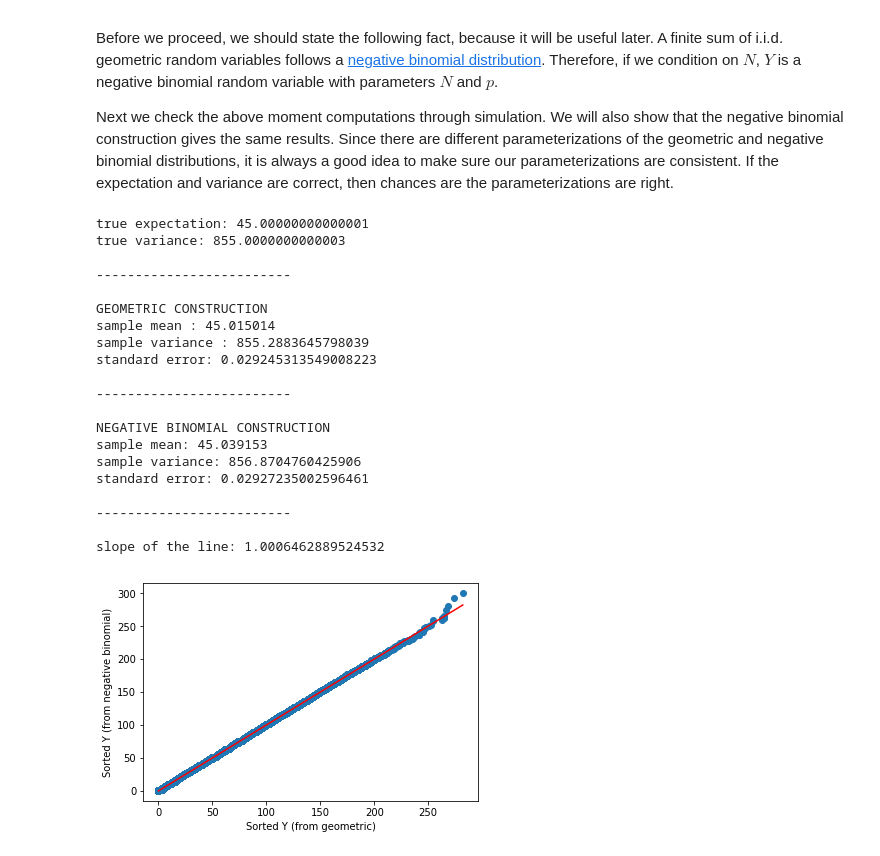
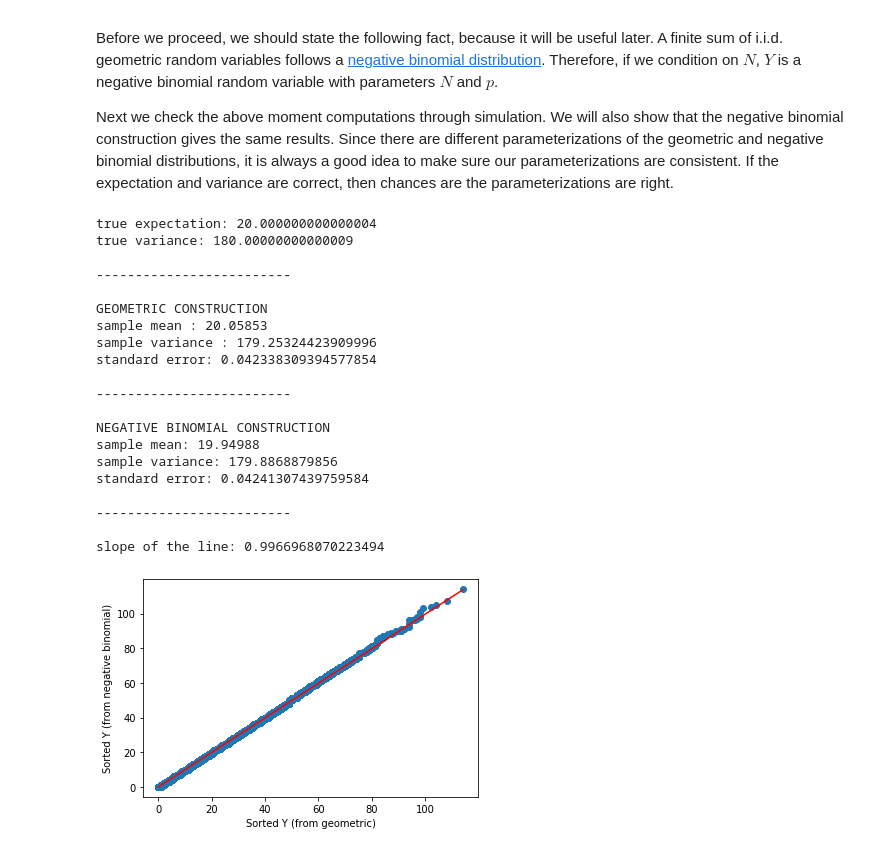
Before and after one commit to kehlert/compound_poisson_mle, a Jupyter notebook: compound_poisson_mle.ipynb, the cells around one changed output. Drawn from its saved outputs; the diff is of its cells as text; code cells hidden in the pictures.

```diff
--- a/compound_poisson_mle.ipynb
+++ b/compound_poisson_mle.ipynb
@@ -55,8 +55,10 @@ import numpy as np
 import scipy.stats
 
 lmbda = 5
-p = 0.9
-samples = 10**6
+p = 0.8
+samples = 10**5
+
+np.random.seed(0)
 
 N = np.random.poisson(lmbda, size=samples)
 
@@ -98,43 +100,43 @@ print('\n-------------------------\n')
 print('NEGATIVE BINOMIAL CONSTRUCTION')
 print(f'sample mean: {np.mean(Y_neg_binom)}')
 print(f'sample variance: {np.var(Y_neg_binom)}')
 print(f'standard error: {np.std(Y_neg_binom)/np.sqrt(samples)}')
 print('\n-------------------------\n')
 
 #make a QQ plot for the two constructions, should roughly see a line with slope 1
 #good for detecting subtle errors, especially in the tails
 sorted_Y_geom = np.sort(Y_geom)
 sorted_Y_neg_binom = np.sort(Y_neg_binom)
 
 slope = np.linalg.lstsq(np.reshape(sorted_Y_geom, (-1, 1)), sorted_Y_neg_binom, rcond=None)[0][0]
 
 plt.scatter(sorted_Y_geom, sorted_Y_neg_binom)
 plt.plot(sorted_Y_geom, slope * sorted_Y_geom, color='r')
 plt.xlabel('Sorted Y (from geometric)')
 plt.ylabel('Sorted Y (from negative binomial)')
 print(f'slope of the line: {slope}')
 # %% [output]
-true expectation: 45.00000000000001
-true variance: 855.0000000000003
+true expectation: 20.000000000000004
+true variance: 180.00000000000009
 
 -------------------------
 
 GEOMETRIC CONSTRUCTION
-sample mean : 45.015014
-sample variance : 855.2883645798039
-standard error: 0.029245313549008223
+sample mean : 20.05853
+sample variance : 179.25324423909996
+standard error: 0.042338309394577854
 
 -------------------------
 
 NEGATIVE BINOMIAL CONSTRUCTION
-sample mean: 45.039153
-sample variance: 856.8704760425906
-standard error: 0.02927235002596461
+sample mean: 19.94988
+sample variance: 179.8868879856
+standard error: 0.04241307439759584
 
 -------------------------
 
-slope of the line: 1.0006462889524532
+slope of the line: 0.9966968070223494
-[figure, old version]
+[figure, new version]
 # %% [markdown]
 # Probability mass function
 
```
Also changed, not shown: parts of 6 cells of this notebook.
